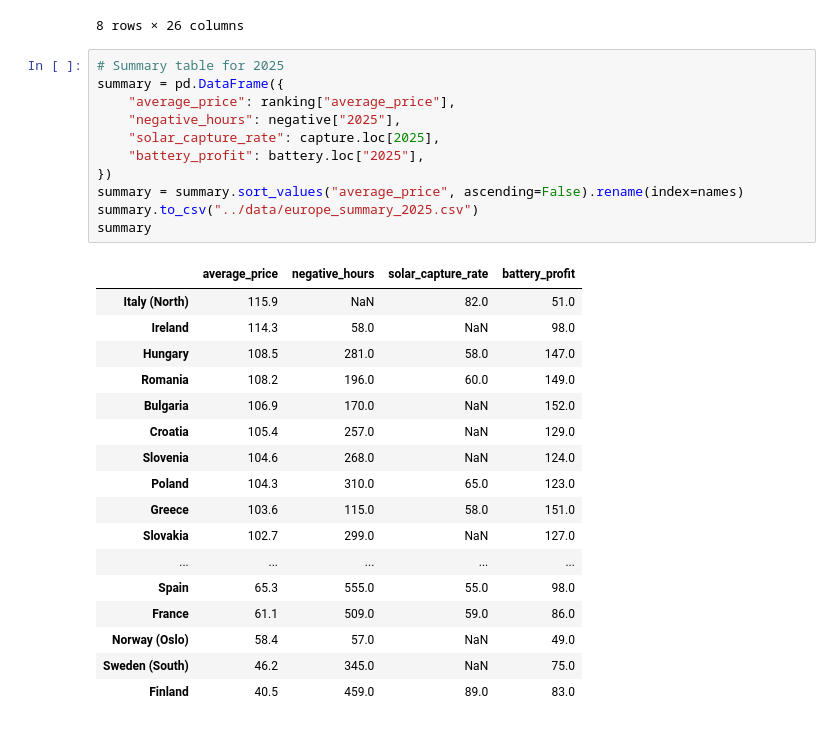
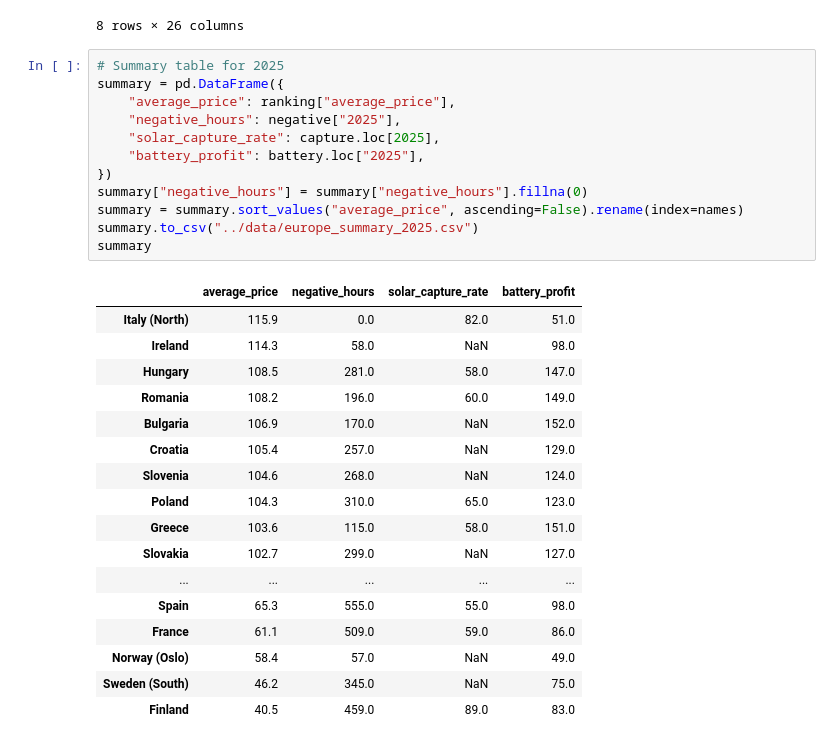
Before and after one commit to josepaulonunes/european-electricity-tracker, a Jupyter notebook: notebooks/08_europe_analysis.ipynb, the cells around one changed output. Cells and saved outputs as stored; diff of their text form.

Commit message:
Show zero negative hours for Italy in the summary

```diff
--- a/notebooks/08_europe_analysis.ipynb
+++ b/notebooks/08_europe_analysis.ipynb
@@ -142,17 +142,18 @@ battery
 # %%
 # Summary table for 2025
 summary = pd.DataFrame({
     "average_price": ranking["average_price"],
     "negative_hours": negative["2025"],
     "solar_capture_rate": capture.loc[2025],
     "battery_profit": battery.loc["2025"],
 })
+summary["negative_hours"] = summary["negative_hours"].fillna(0)
 summary = summary.sort_values("average_price", ascending=False).rename(index=names)
 summary.to_csv("../data/europe_summary_2025.csv")
 summary
 # %% [output]
 |  | average_price | negative_hours | solar_capture_rate | battery_profit |
-| Italy (North) | 115.9 | NaN | 82.0 | 51.0 |
+| Italy (North) | 115.9 | 0.0 | 82.0 | 51.0 |
 | Ireland | 114.3 | 58.0 | NaN | 98.0 |
 | Hungary | 108.5 | 281.0 | 58.0 | 147.0 |
 | Romania | 108.2 | 196.0 | 60.0 | 149.0 |
```
Also changed, not shown: 1 other file.
